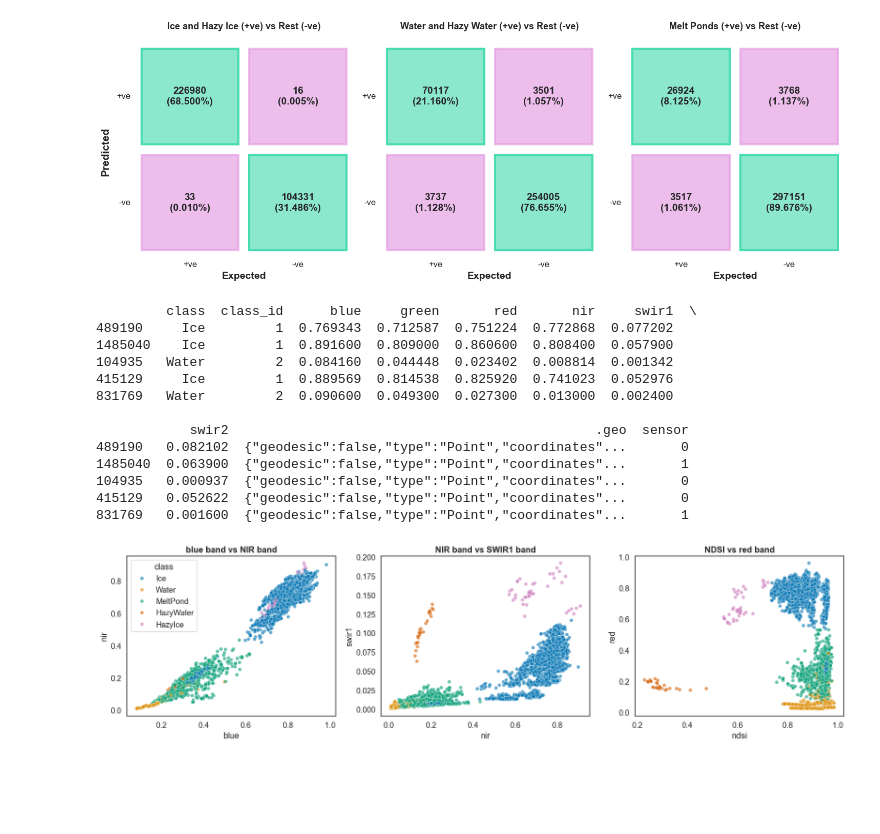
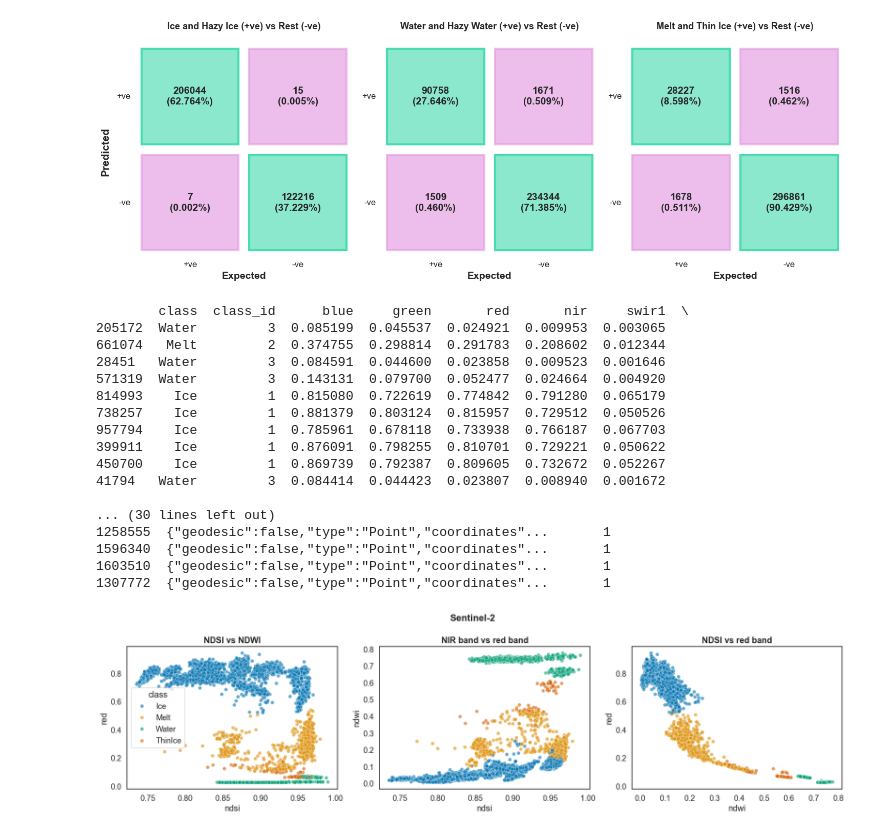
Before and after one commit to felixleodiaz/coastal-ice, a Jupyter notebook: scripts/MachineLearningClassifier/CreateTestingFigures.ipynb, the cells around one changed output. Saved outputs shown, nothing was run; the diff lists cells and outputs as text; code cells hidden in the pictures; blank space fills up the shorter version.

```diff
--- a/scripts/MachineLearningClassifier/CreateTestingFigures.ipynb
+++ b/scripts/MachineLearningClassifier/CreateTestingFigures.ipynb
@@ -114,9 +116,9 @@ plt.show()
 # %%
 # define classes
 groups = {
-    "Ice and Hazy Ice (+ve) vs Rest (-ve)": [1, 5],
-    "Water and Hazy Water (+ve) vs Rest (-ve)": [2, 4],
-    "Melt Ponds (+ve) vs Rest (-ve)": [3]
+    "Ice and Hazy Ice (+ve) vs Rest (-ve)": [1, 6],
+    "Water and Hazy Water (+ve) vs Rest (-ve)": [3, 5],
+    "Melt and Thin Ice (+ve) vs Rest (-ve)": [2, 4]
 }
 
 # multiclass confusion matrix
@@ -226,65 +228,72 @@ fig.supylabel("Predicted", fontsize=15, fontweight="bold")
 plt.tight_layout()
 plt.show()
 # %% [output]
-[figure, old version]
+[figure, new version]
 # %%
-dataset = pd.read_csv('../../local_data/RFTrainingAsset.csv')
-sampL = dataset.loc[dataset['sensor'] == 'Landsat'].sample(10000, random_state=12)
-sampS = dataset.loc[dataset['sensor'] == 'Sentinel'].sample(10000, random_state=12)
-print(sampL.head())
+# read in training data
+
+training_data = pd.read_csv('../../local_data/RFTrainingAsset.csv')
+sampL = training_data.loc[training_data['sensor'] == 0].sample(10000, random_state=12)
+sampS = training_data.loc[training_data['sensor'] == 1].sample(10000, random_state=12)
 # %% [output]
-         class  class_id      blue     green       red       nir     swir1  \
-489190     Ice         1  0.769343  0.712587  0.751224  0.772868  0.077202
-1485040    Ice         1  0.891600  0.809000  0.860600  0.808400  0.057900
-104935   Water         2  0.084160  0.044448  0.023402  0.008814  0.001342
-415129     Ice         1  0.889569  0.814538  0.825920  0.741023  0.052976
-831769   Water         2  0.090600  0.049300  0.027300  0.013000  0.002400
+        class  class_id      blue     green       red       nir     swir1  \
+205172  Water         3  0.085199  0.045537  0.024921  0.009953  0.003065
+661074   Melt         2  0.374755  0.298814  0.291783  0.208602  0.012344
+28451   Water         3  0.084591  0.044600  0.023858  0.009523  0.001646
+571319  Water         3  0.143131  0.079700  0.052477  0.024664  0.004920
+814993    Ice         1  0.815080  0.722619  0.774842  0.791280  0.065179
+738257    Ice         1  0.881379  0.803124  0.815957  0.729512  0.050526
+957794    Ice         1  0.785961  0.678118  0.733938  0.766187  0.067703
+399911    Ice         1  0.876091  0.798255  0.810701  0.729221  0.050622
+450700    Ice         1  0.869739  0.792387  0.809605  0.732672  0.052267
+41794   Water         3  0.084414  0.044423  0.023807  0.008940  0.001672
 
-            swir2                                               .geo  sensor
-489190   0.082102  {"geodesic":false,"type":"Point","coordinates"...       0
-1485040  0.063900  {"geodesic":false,"type":"Point","coordinates"...       1
-104935   0.000937  {"geodesic":false,"type":"Point","coordinates"...       0
-415129   0.052622  {"geodesic":false,"type":"Point","coordinates"...       0
-831769   0.001600  {"geodesic":false,"type":"Point","coordinates"...       1
+... (30 lines left out)
+1258555  {"geodesic":false,"type":"Point","coordinates"...       1
+1596340  {"geodesic":false,"type":"Point","coordinates"...       1
+1603510  {"geodesic":false,"type":"Point","coordinates"...       1
+1307772  {"geodesic":false,"type":"Point","coordinates"...       1
 # %%
 sns.set_style('white')
-sampS['ndsi'] = (sampS['green'] - sampS['swir1']) / (sampS['green'] + sampS['swir1'])
+sampS['ndwi'] = -(sampS['nir'] - sampS['blue']) / (sampS['nir'] + sampS['blue'])
+sampS['ndsi'] = -(sampS['swir1'] - sampS['green']) / (sampS['green'] + sampS['swir1'])
 fig, axes = plt.subplots(1, 3, figsize=(18, 5))
 
 # blue vs nir
 
 sns.scatterplot(
-    data=sampS, x='blue', y='nir',
+    data=sampS, x='ndsi', y='red',
     hue='class', palette='colorblind', alpha=0.6,
     ax=axes[0]
 )
-axes[0].set_title("blue band vs NIR band", weight="bold")
+axes[0].set_title("NDSI vs NDWI", weight="bold")
 
 # nir vs swir1 (hide legend)
 
 sns.scatterplot(
-    data=sampS, x='nir', y='swir1',
+    data=sampS, x='ndsi', y='ndwi',
     hue='class', palette='colorblind', alpha=0.6,
     ax=axes[1]
 )
-axes[1].set_title("NIR band vs SWIR1 band", weight="bold")
+axes[1].set_title("NIR band vs red band", weight="bold")
 axes[1].get_legend().remove()
 
 # ndsi vs red (hide legend)
 
 sns.scatterplot(
-    data=sampS, x='ndsi', y='red',
+    data=sampS, x='ndwi', y='red',
     hue='class', palette='colorblind', alpha=0.6,
     ax=axes[2]
 )
 axes[2].set_title("NDSI vs red band", weight="bold")
 axes[2].get_legend().remove()
+plt.suptitle("Sentinel-2", fontsize=16, weight="bold")
 
 # print
 
 plt.tight_layout()
 plt.show()
 # %% [output]
-[figure, old version]
+[figure, new version]
 # %%
 sns.set_style('white')
```
Also changed, not shown: parts of 11 cells of this notebook, 2 other files.
